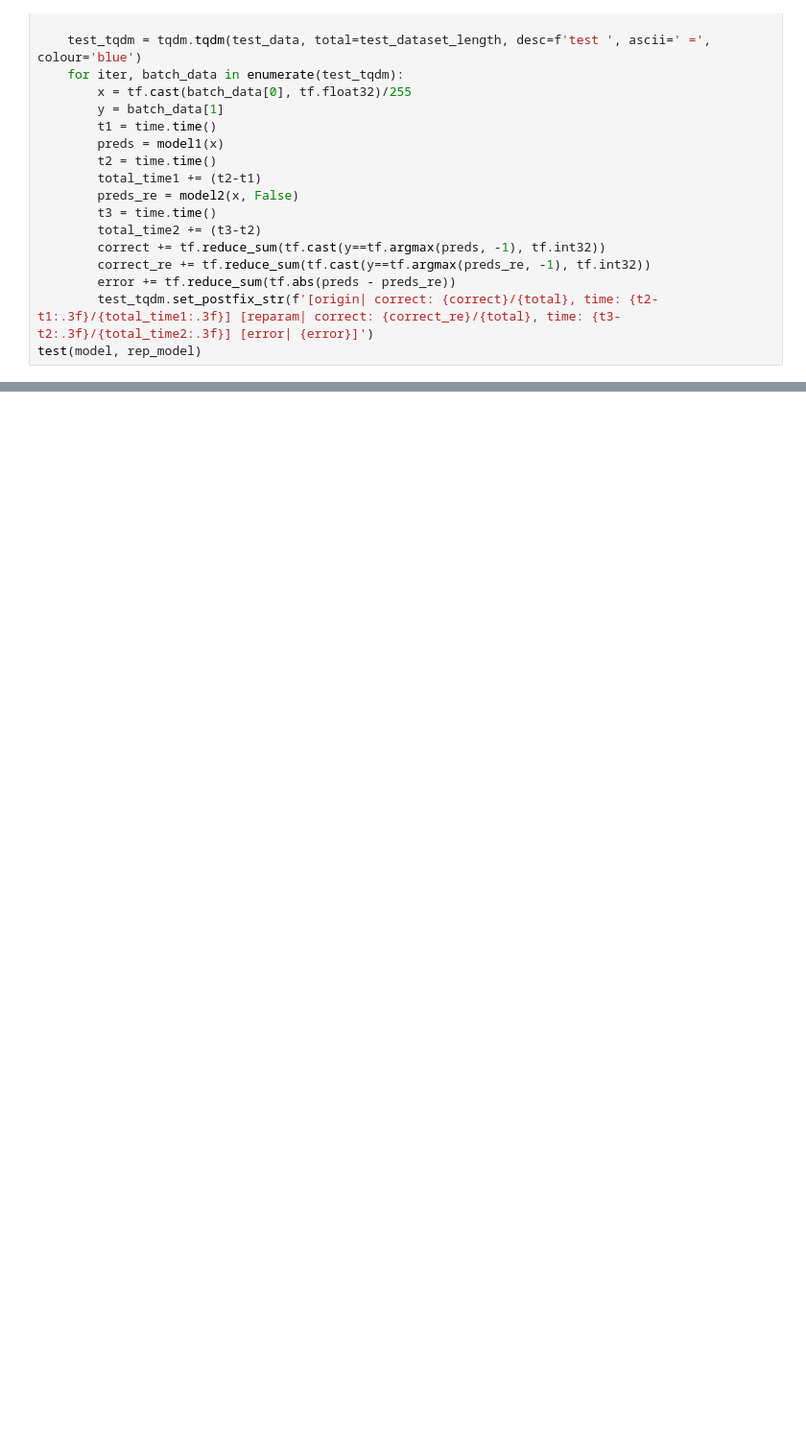
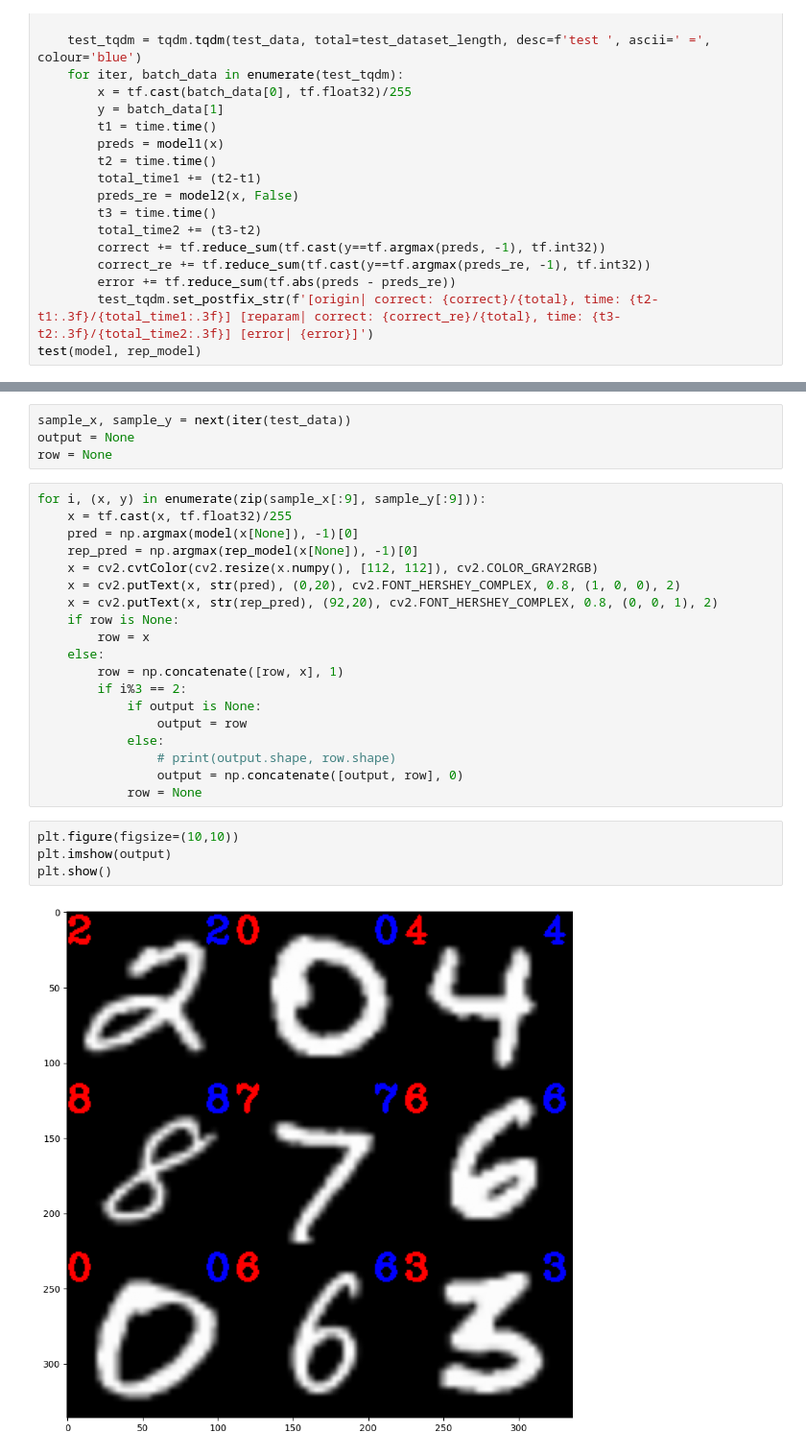
Before and after one commit to kongbuhaja/RepVGG, a Jupyter notebook: code.ipynb, the cells around one changed output, grey strips where cells are left out. Shown: that part at 96% size. Drawn from its saved outputs; the diff is of its cells as text; blank space fills up the shorter version.

Commit message:
update output image

```diff
--- a/code.ipynb
+++ b/code.ipynb
@@ -233,0 +235,29 @@ tf.Tensor(2.416607e-05, shape=(), dtype=float32)
+# %%
+sample_x, sample_y = next(iter(test_data))
+output = None
+row = None
+# %%
+for i, (x, y) in enumerate(zip(sample_x[:9], sample_y[:9])):
+    x = tf.cast(x, tf.float32)/255
+    pred = np.argmax(model(x[None]), -1)[0]
+    rep_pred = np.argmax(rep_model(x[None]), -1)[0]
+    x = cv2.cvtColor(cv2.resize(x.numpy(), [112, 112]), cv2.COLOR_GRAY2RGB)
+    x = cv2.putText(x, str(pred), (0,20), cv2.FONT_HERSHEY_COMPLEX, 0.8, (1, 0, 0), 2)
+    x = cv2.putText(x, str(rep_pred), (92,20), cv2.FONT_HERSHEY_COMPLEX, 0.8, (0, 0, 1), 2)
+    if row is None:
+        row = x
+    else:
+        row = np.concatenate([row, x], 1)
+        if i%3 == 2:
+            if output is None:
+                output = row
+            else:
+                # print(output.shape, row.shape)
+                output = np.concatenate([output, row], 0)
+            row = None
+# %%
+plt.figure(figsize=(10,10))
+plt.imshow(output)
+plt.show()
+# %% [output]
+[figure, added]
```
Also changed, not shown: parts of 4 cells of this notebook.
